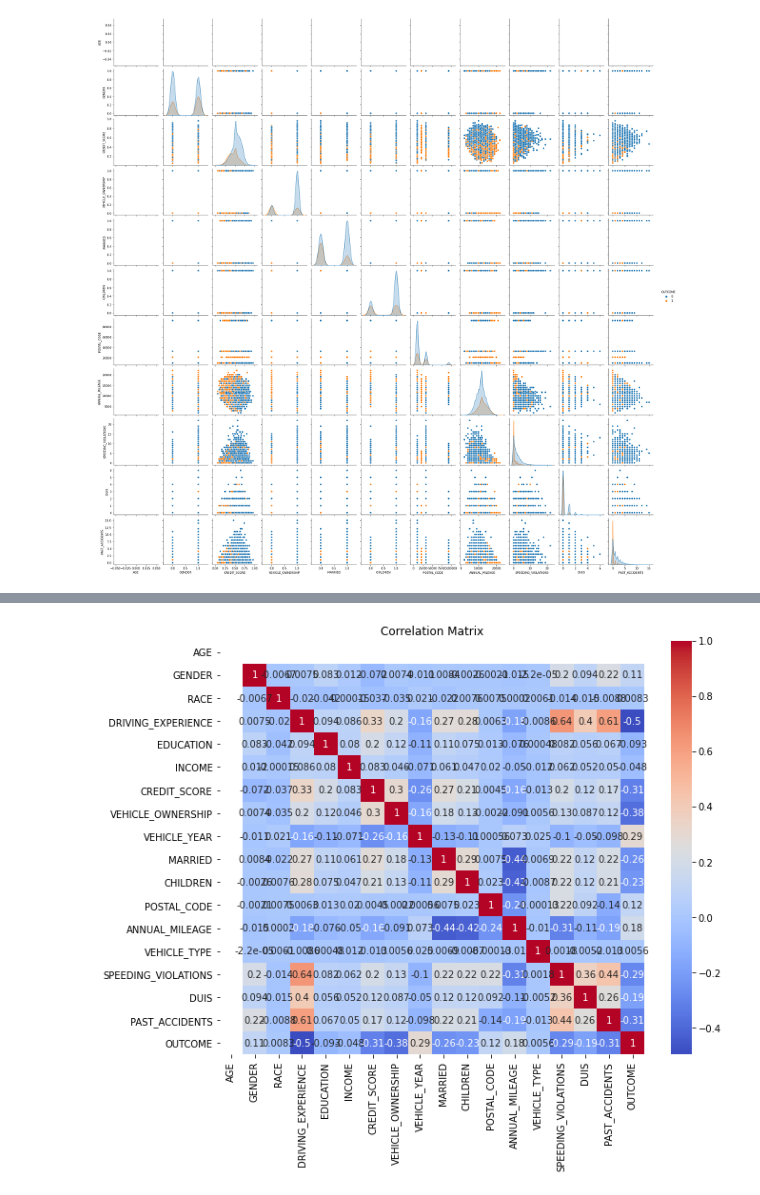
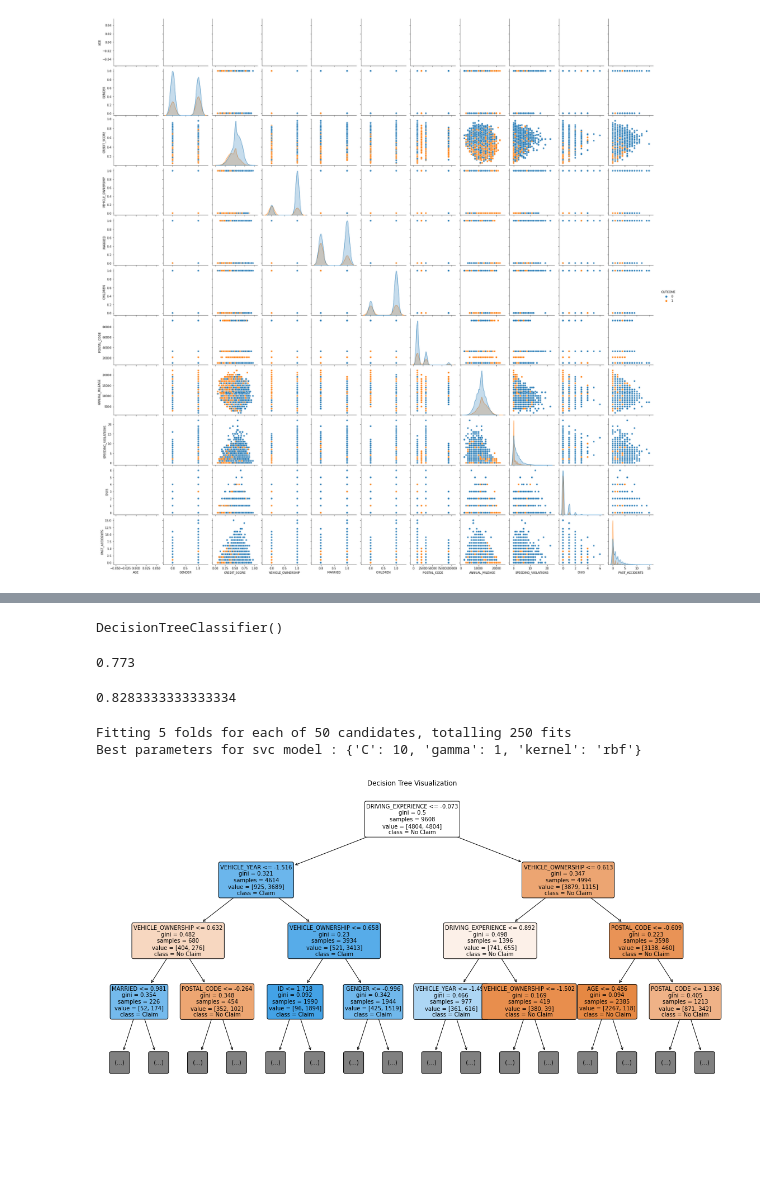
Before and after one commit to Arefe-Masnouie/data-mining, a Jupyter notebook: final_project/car_insurance.ipynb, the cells around one changed output, grey strips where cells are left out. Saved outputs shown, nothing was run; the diff lists cells and outputs as text; code cells hidden in the pictures; blank space fills up the shorter version.

```diff
--- a/final_project/car_insurance.ipynb
+++ b/final_project/car_insurance.ipynb
@@ -138,13 +156,16 @@ sns.pairplot(df, hue='OUTCOME', diag_kind="kde")
 le = LabelEncoder()
 for column in df.columns:
     df[column] = le.fit_transform(df[column])
-# %%
-#EDA
-#correlation matrix
-corr = df.corr()
-plt.figure(figsize=(10, 8))
-plt.title('Correlation Matrix')
-sns.heatmap(corr, annot=True, cmap='coolwarm')
-plt.show()
-# %% [output]
-[figure, removed]
+# %%
+from sklearn.model_selection import train_test_split
+from imblearn.over_sampling import SMOTE
+X = df.drop(columns=['OUTCOME'])
+y = df['OUTCOME']
+X_train, X_test, y_train, y_test = train_test_split(X,y, test_size=0.3, random_state=42)
+
+scaler = StandardScaler()
+X_train = scaler.fit_transform(X_train)
+X_test = scaler.transform(X_test)
+
+smote = SMOTE()
+X_train_balamced, y_train_balamced = smote.fit_resample(X_train, y_train)
@@ -150,0 +192,56 @@ plt.show()
+# %%
+model = DecisionTreeClassifier()
+model.fit(X_train_balamced, y_train_balamced)
+# %% [output]
+DecisionTreeClassifier()
+# %%
+from sklearn.metrics import accuracy_score
+y_pred = model.predict(X_test)
+accuracy = accuracy_score(y_test, y_pred)
+accuracy
+# %% [output]
+0.773
+# %%
+model_svm = SVC()
+model_svm.fit(X_train_balamced, y_train_balamced)
+
+y_pred_svm = model_svm.predict(X_test)
+accuracy = accuracy_score(y_test, y_pred_svm)
+accuracy
+# %% [output]
+0.8283333333333334
+# %%
+from sklearn.model_selection import GridSearchCV
+
+param = {   'C': [0.1,1,10],
+            'gamma': [0.1,1,10],
+            'kernel': ['linear', 'rbf']
+}
+
+sv = SVC(probability=False, random_state=42)
+
+grid_search = GridSearchCV(sv, param, cv=5, scoring='accuracy', n_jobs=-1, verbose=2 )
+grid_search.fit(X_train_balamced, y_train_balamced)
+
+print("Best parameters for svc model :", grid_search.best_params_)
+# %% [output]
+Fitting 5 folds for each of 50 candidates, totalling 250 fits
+Best parameters for svc model : {'C': 10, 'gamma': 1, 'kernel': 'rbf'}
+# %%
+from sklearn.tree import plot_tree
+
+# Plot the Decision Tree
+plt.figure(figsize=(20, 10))  # Adjust the figure size for better readability
+plot_tree(
+    model,  # The trained Decision Tree model
+    filled=True,  # Fill the nodes with colors based on the majority class
+    feature_names=X.columns,  # Use feature names for labeling
+    class_names=['No Claim', 'Claim'],  # Use class names for labeling (if binary classification)
+    rounded=True,  # Use rounded corners for the nodes
+    fontsize=10,  # Adjust font size for readability
+    max_depth=3,  # Limit the depth of the tree for better visualization (optional)
+)
+plt.title("Decision Tree Visualization")
+plt.show()
+# %% [output]
+[figure, added]
```
Also changed, not shown: parts of 10 cells of this notebook.
